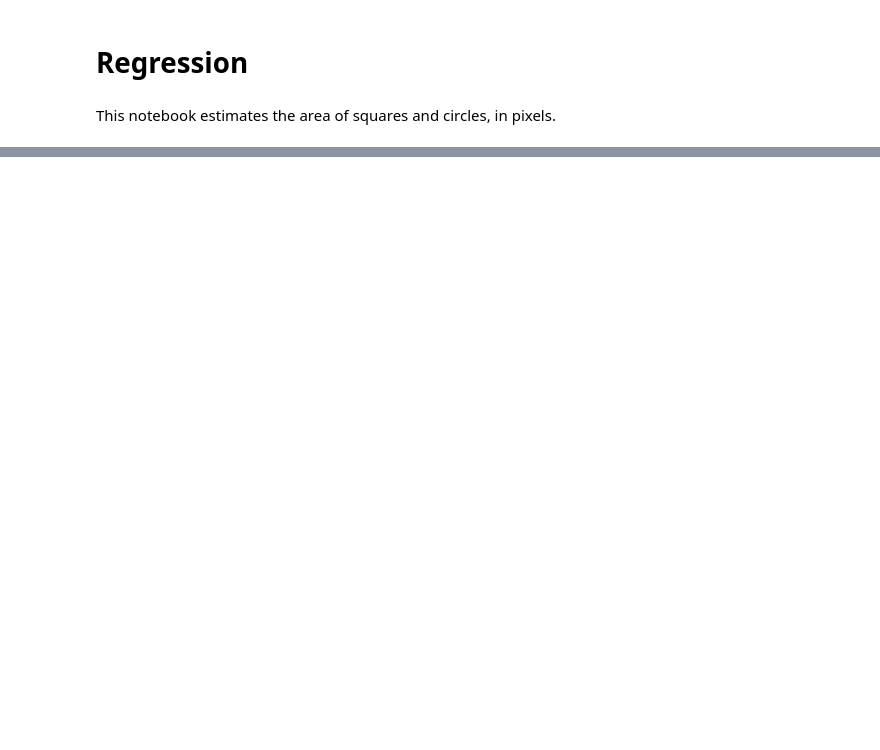
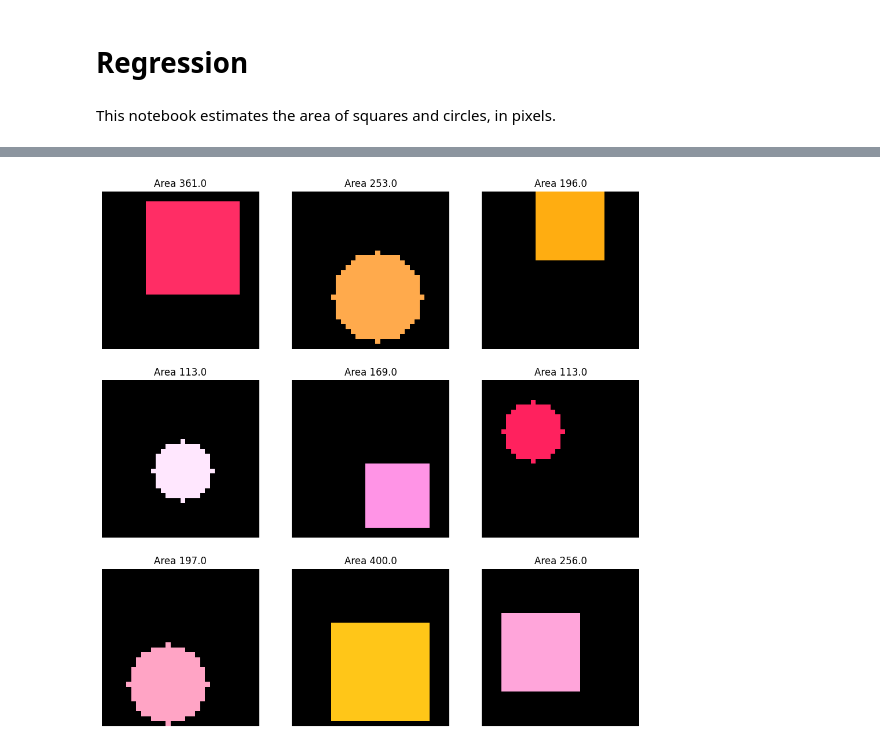
Before and after one commit to 15bonte/cnn_framework, a Jupyter notebook: tutorials/regression.ipynb, the cells around one changed output, grey strips where cells are left out. Saved outputs shown, nothing was run; the diff lists cells and outputs as text; code cells hidden in the pictures; blank space fills up the shorter version.

```diff
--- a/tutorials/regression.ipynb
+++ b/tutorials/regression.ipynb
@@ -51,4 +46,19 @@ test has 20 images.
 ###################
+# %%
+fig = plt.figure(figsize=(12, 12))
+
+for img_index, single_dl_element in enumerate(train_dl.dataset):
+    if img_index == 9:
+        break
+    numpy_input = single_dl_element.input.detach().cpu().numpy()
+    ax = fig.add_subplot(3, 3, img_index+1)
+    ax.imshow(numpy_input)
+    ax.axis('off')
+    ax.set_title(f"Area {single_dl_element.target[0].item()}")
+
+plt.show()
+# %% [output]
+[figure, added]
 # %%
 model = DummyCnn(
     nb_classes=params.nb_classes,
```
Also changed, not shown: parts of 7 cells of this notebook, 1 other file.
